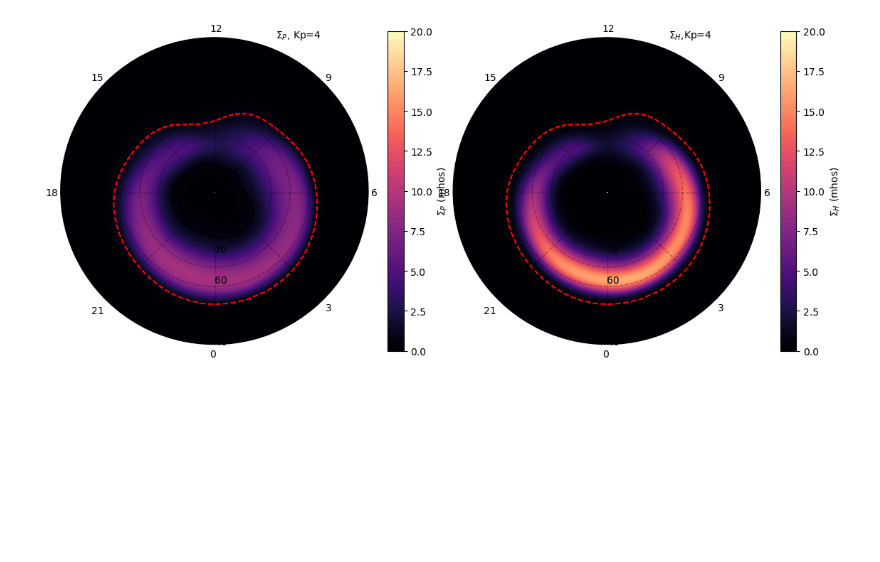
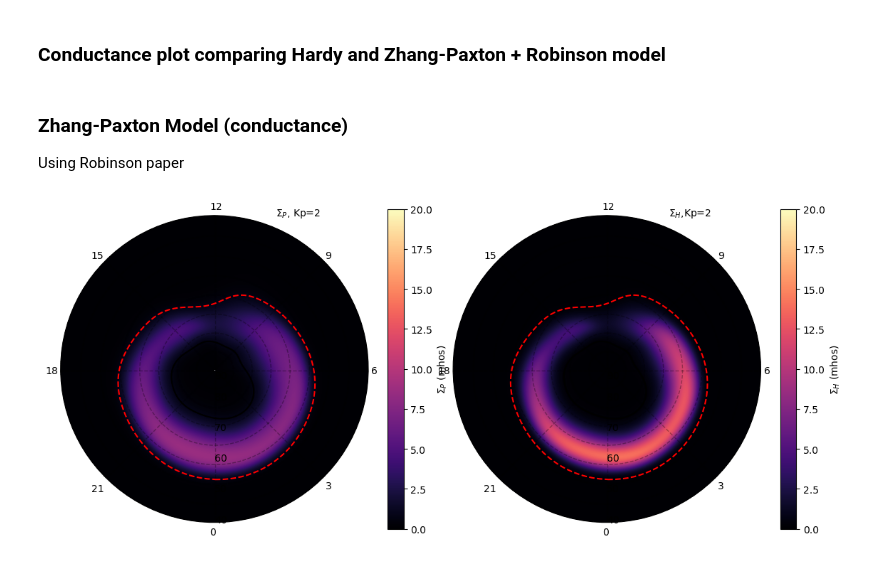
Before and after one commit to FasilGibdaw/ZhangPaxtonAuroralModel, a Jupyter notebook: Example_notebook.ipynb, the cells around one changed output. Saved outputs shown, nothing was run; the diff lists cells and outputs as text; code cells hidden in the pictures; blank space fills up the shorter version.

```diff
--- a/Example_notebook.ipynb
+++ b/Example_notebook.ipynb
@@ -1,7 +1,7 @@
-# %%
-import ZhangPaxtonModel as zpm
-aurora_model = zpm.AuroraModel()
+# %% [markdown]
+### Conductance plot comparing Hardy and Zhang-Paxton + Robinson model
 # %%
+# very uncleand function :(, but it works
 import matplotlib.path as mpath
 import matplotlib.ticker as mticker
 import matplotlib.colors as mcolors
@@ -9,11 +9,12 @@ import numpy as np
 import matplotlib.pyplot as plt
 import cartopy.crs as ccrs
 import warnings
-def plot_conductance(kp, savefig=True, cmap_upper=20):
-        pedersen,hall =aurora_model.calculate_conductance(kp) # emean is pederesen and eflux is hall
+warnings.filterwarnings("ignore")
+def plot_conductance(hall, pedersen, kp, savefig=False, cmap_upper=20):
+        # pedersen,hall =aurora_model.calculate_conductance(kp) # emean is pederesen and eflux is hall
         top_indices, bottom_indices = aurora_model.find_boundary_indices(hall.T, 0.25)
-        Lat = np.arange(40, 90.5, 0.15)  # for Southern hemisphere -90:0.5:-30
-        Lon = np.arange(0, 360, 0.15)
+        Lat = np.linspace(40, 90, hall.shape[0])  # for Southern hemisphere -90:0.5:-30
+        Lon = np.linspace(0, 360, hall.shape[0])
         xlat, ylon = np.meshgrid(Lat, Lon)
         ###
         fig = plt.figure(figsize=(12, 5))
@@ -101,7 +102,16 @@ def plot_conductance(kp, savefig=True, cmap_upper=20):
         if savefig == True:
             plt.savefig("ZhangPaxtonModel_KP" + str(kp) + "_conductance.png", dpi=800)
         plt.show()
-# %%
-plot_conductance(4)
-# %% [output]
-[figure, removed]
+# %% [markdown]
+### Zhang-Paxton Model (conductance)
+Using Robinson paper
+# %%
+import ZhangPaxtonModel as zpm
+mlt = np.arange(0, 24, 0.01)
+mlat = np.linspace(40, 90, mlt.shape[0])
+aurora_model = zpm.AuroraModel(mlat,mlt)
+
+pedersen,hall =aurora_model.calculate_conductance(2)
+plot_conductance(hall, pedersen,2)
+# %% [output]
+[figure, added]
```
Also changed, not shown: parts of 3 cells of this notebook, 1 other file.
